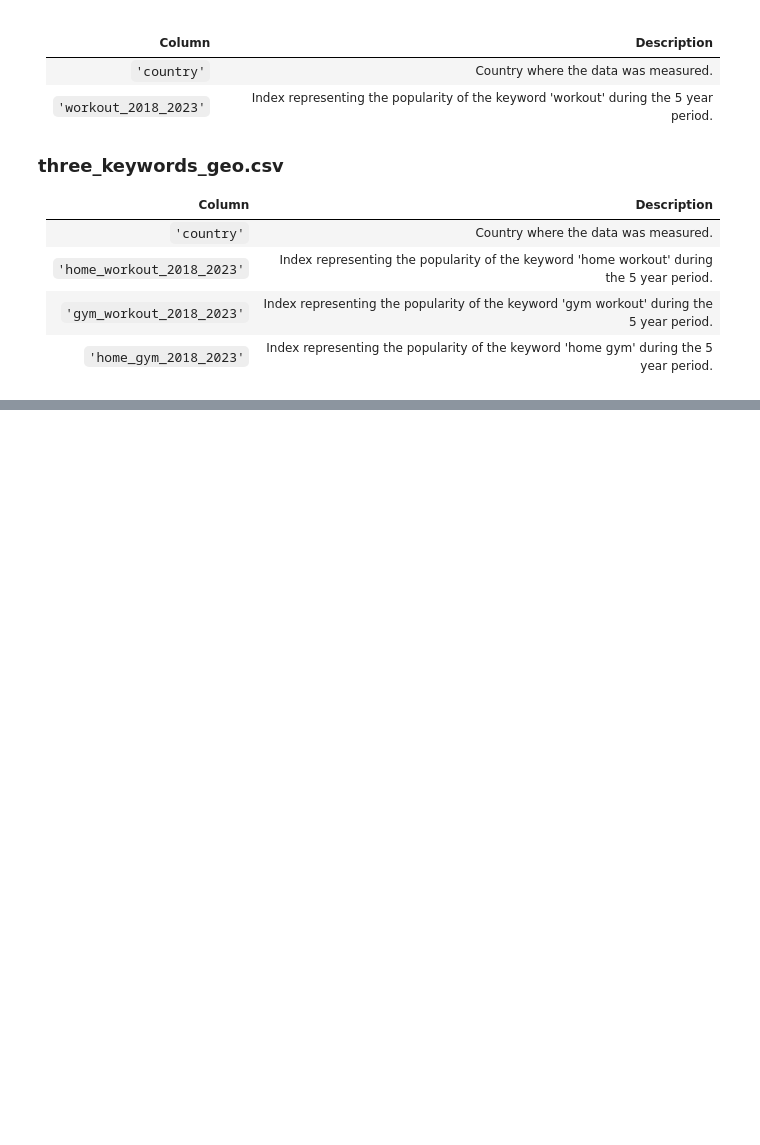
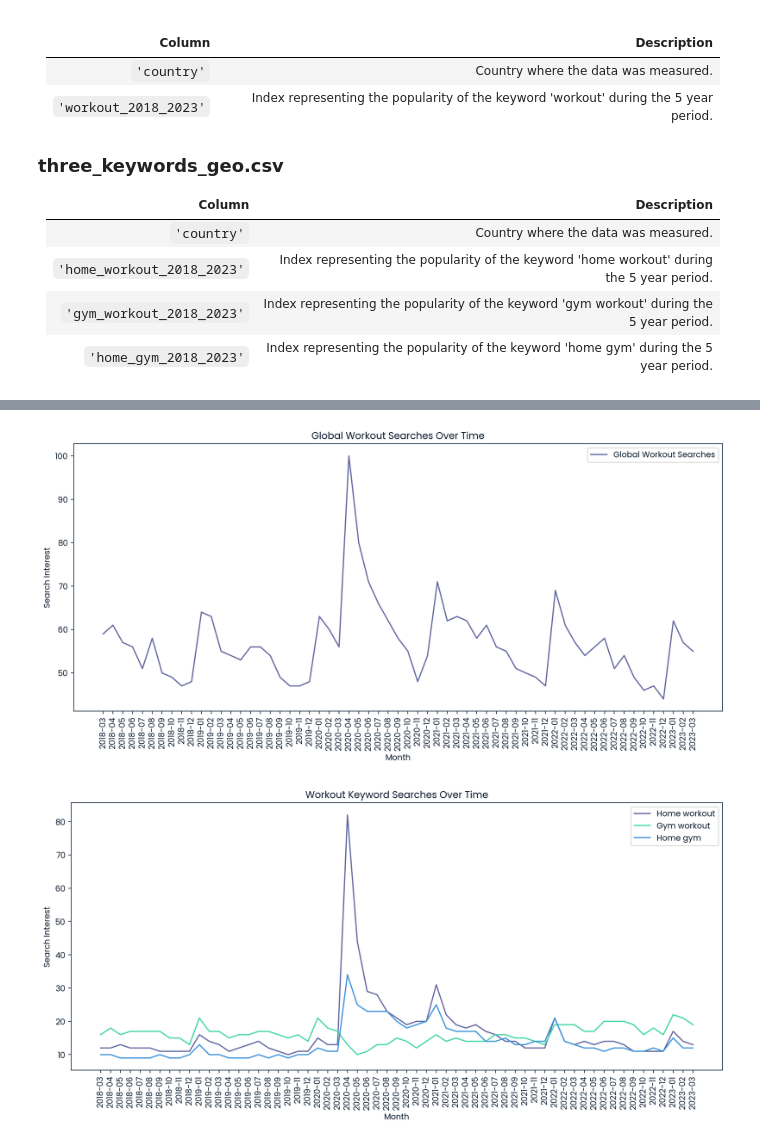
Before and after one commit to usujjwals/fitness-project, a Jupyter notebook: notebook.ipynb, the cells around one changed output, grey strips where cells are left out. Cells and saved outputs as stored; diff of their text form; code cells hidden in the pictures; blank space fills up the shorter version.

```diff
--- a/notebook.ipynb
+++ b/notebook.ipynb
@@ -102,0 +47,74 @@ Name: Malaysia, dtype: float64
+# %%
+
+
+# File paths
+WORKOUT_FILE = "data/workout.csv"
+KEYWORDS_FILE = "data/three_keywords.csv"
+WORKOUT_GEO_FILE = "data/workout_geo.csv"
+KEYWORDS_GEO_FILE = "data/three_keywords_geo.csv"
+
+# Load data
+df_workout = pd.read_csv(WORKOUT_FILE)
+df_keywords = pd.read_csv(KEYWORDS_FILE)
+df_workout_geo = pd.read_csv(WORKOUT_GEO_FILE, index_col=0)
+df_keywords_geo = pd.read_csv(KEYWORDS_GEO_FILE, index_col=0)
+
+# Plot Global Workout Searches
+plt.figure(figsize=(12, 6))
+plt.plot(df_workout["month"], df_workout["workout_worldwide"], label="Global Workout Searches")
+plt.title("Global Workout Searches Over Time")
+plt.xlabel("Month")
+plt.ylabel("Search Interest")
+plt.xticks(rotation=90)
+plt.legend()
+plt.tight_layout()
+plt.show()
+
+# Plot Keyword Searches Over Time
+plt.figure(figsize=(12, 6))
+plt.plot(df_keywords["month"], df_keywords["home_workout_worldwide"], label="Home workout")
+plt.plot(df_keywords["month"], df_keywords["gym_workout_worldwide"], label="Gym workout")
+plt.plot(df_keywords["month"], df_keywords["home_gym_worldwide"], label="Home gym")
+plt.title("Workout Keyword Searches Over Time")
+plt.xlabel("Month")
+plt.ylabel("Search Interest")
+plt.xticks(rotation=90)
+plt.legend()
+plt.tight_layout()
+plt.show()
+
+# Find the most recent month in the dataset
+most_recent_month = df_keywords["month"].max()
+
+# Filter the data for the most recent month
+current_data = df_keywords[df_keywords["month"] == most_recent_month]
+
+# Determine the workout type with the highest interest for the most recent month
+current_choice = current_data[["home_workout_worldwide", "gym_workout_worldwide", "home_gym_worldwide"]].idxmax(axis=1).values[0]
+current_interest_value = current_data[["home_workout_worldwide", "gym_workout_worldwide", "home_gym_worldwide"]].max(axis=1).values[0]
+
+print(f"The current choice of workout for {most_recent_month} is '{current_choice}' with an interest value of {current_interest_value}.")
+
+# Sum interest values for each country
+country_interest_sums = df_workout_geo.sum(axis=1)
+
+# Find the country with the highest interest
+top_country = country_interest_sums.idxmax()
+top_country_interest = country_interest_sums.max()
+
+print(f"The country with the highest interest in workouts: {top_country} with a total interest score of {top_country_interest}")
+
+# Sum interest values for home workouts for each country
+home_workout_sums = df_keywords_geo["home_workout_2018_2023"].sum(level=0)
+
+# Sort countries by home workout interest
+sorted_home_workout_sums = home_workout_sums.sort_values(ascending=False)
+
+# Get the top 5 countries with the highest interest in home workouts
+top_5_home_workout_countries = sorted_home_workout_sums.head()
+
+print("Top 5 countries with the highest interest in home workouts:")
+print(top_2_home_workout_countries)
+# %% [output]
+[figure, added]
+[figure, added]
```
Also changed, not shown: parts of 2 cells of this notebook.
